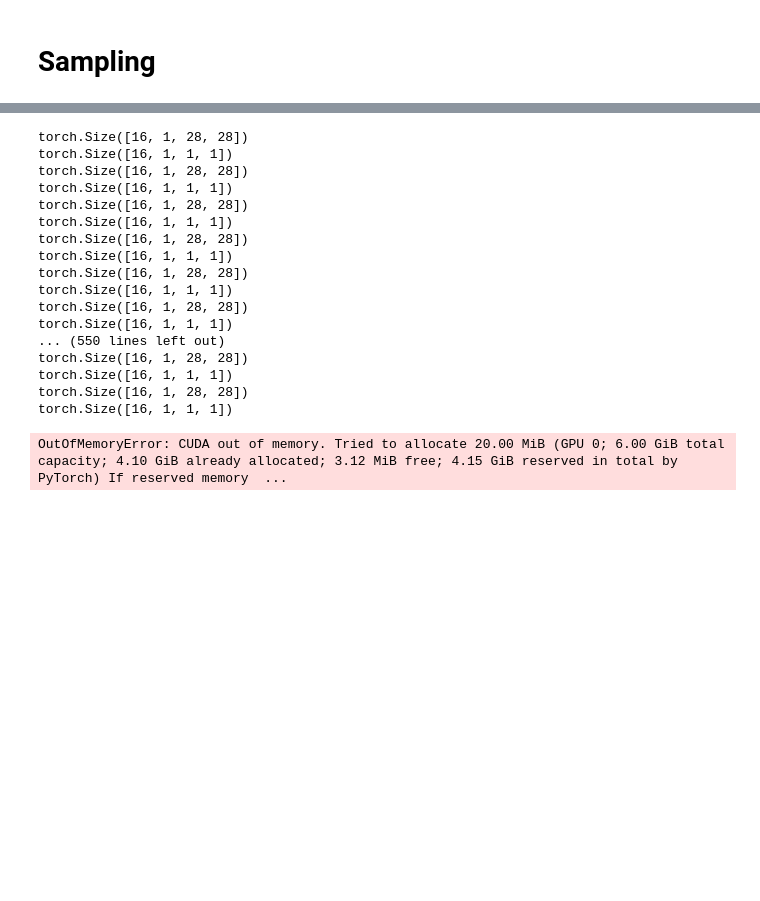
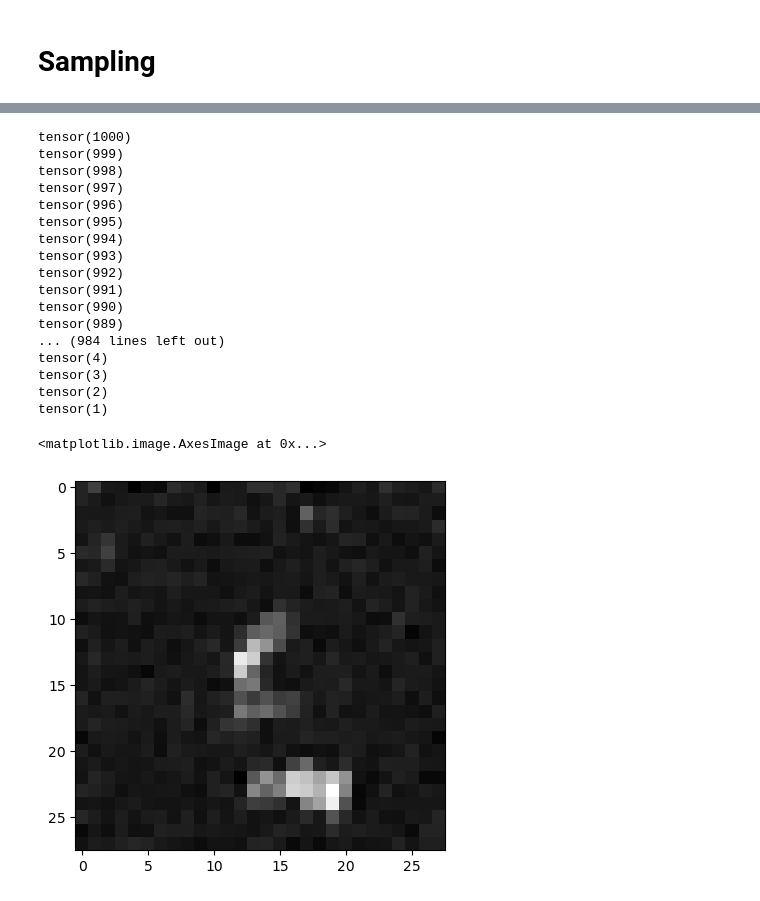
Before and after one commit to markus1573/Deep-learning-projekt, a Jupyter notebook: Training.ipynb, the cells around one changed output, grey strips where cells are left out. Cells and saved outputs as stored; diff of their text form; code cells hidden in the pictures; blank space fills up the shorter version.

```diff
--- a/Training.ipynb
+++ b/Training.ipynb
@@ -148,7 +148,7 @@ model = UNET()
 model.to(device)
 model.train()
 optimizer = torch.optim.Adam(model.parameters(), lr=0.001)
-criterion = torch.nn.MSELoss()
+criterion = torch.nn.MSELoss(reduction="sum")
 running_loss = 0
 # %%
 for epoch in range(epochs):
@@ -199,31 +218,34 @@ import matplotlib.pyplot as plt
 # %%
-xt = [torch.randn(batch_size, 1, 28, 28).to(device)]
+batch_size = 1
+xt = torch.randn(batch_size, 1, 28, 28).to(device)
 
 for t in torch.arange(T, 0, -1):
-    t = t.expand(16).to(device)
-    z = torch.randn(batch_size, 1, 28, 28).to(device) if t[0] > 1 else torch.zeros(batch_size, 1, 28, 28).to(device)
-    # z = 16, 1, 28, 28
-    print(xt[0].shape)
-    print(alpha[t - 1].shape)
-    xt_minus_one = 1 / torch.sqrt(alpha[t - 1]) * (xt[0] - (1 - alpha[t - 1])/(torch.sqrt(1 - alpha_bar[t - 1])) *
-                                                   model(xt[0], t.view(batch_size, 1, 1, 1).expand(batch_size, 1, 28, 28))) + torch.sqrt(beta[t-1]) * z
-    xt.insert(0, xt_minus_one)
+    print(t)
+    t = t.to(device)
+    z = torch.randn(batch_size, 1, 28, 28).to(device) if t > 1 else torch.zeros(batch_size, 1, 28, 28).to(device)
+    xt_new = 1 / torch.sqrt(alpha[t - 1]) * (xt - (1 - alpha[t - 1])/(torch.sqrt(1 - alpha_bar[t - 1])) *
+                                                   model(xt, t.view(batch_size, 1, 1, 1).expand(batch_size, 1, 28, 28))) + torch.sqrt(beta[t-1]) * z
+    xt = xt_new
 # %% [output]
-torch.Size([16, 1, 28, 28])
-torch.Size([16, 1, 1, 1])
-torch.Size([16, 1, 28, 28])
-torch.Size([16, 1, 1, 1])
-torch.Size([16, 1, 28, 28])
-torch.Size([16, 1, 1, 1])
-torch.Size([16, 1, 28, 28])
-torch.Size([16, 1, 1, 1])
-torch.Size([16, 1, 28, 28])
-torch.Size([16, 1, 1, 1])
-torch.Size([16, 1, 28, 28])
-torch.Size([16, 1, 1, 1])
-... (550 lines left out)
-torch.Size([16, 1, 28, 28])
-torch.Size([16, 1, 1, 1])
-torch.Size([16, 1, 28, 28])
-torch.Size([16, 1, 1, 1])
+tensor(1000)
+tensor(999)
+tensor(998)
+tensor(997)
+tensor(996)
+tensor(995)
+tensor(994)
+tensor(993)
+tensor(992)
+tensor(991)
+tensor(990)
+tensor(989)
+... (984 lines left out)
+tensor(4)
+tensor(3)
+tensor(2)
+tensor(1)
-OutOfMemoryError: CUDA out of memory. Tried to allocate 20.00 MiB (GPU 0; 6.00 GiB total capacity; 4.10 GiB already allocated; 3.12 MiB free; 4.15 GiB reserved in total by PyTorch) If reserved memory  ...
+# %%
+plt.imshow(xt[0][0].cpu().detach().numpy(), cmap="grey")
+# %% [output]
+<matplotlib.image.AxesImage at 0x...>
+[figure, added]
```
Also changed, not shown: parts of 2 cells of this notebook.
